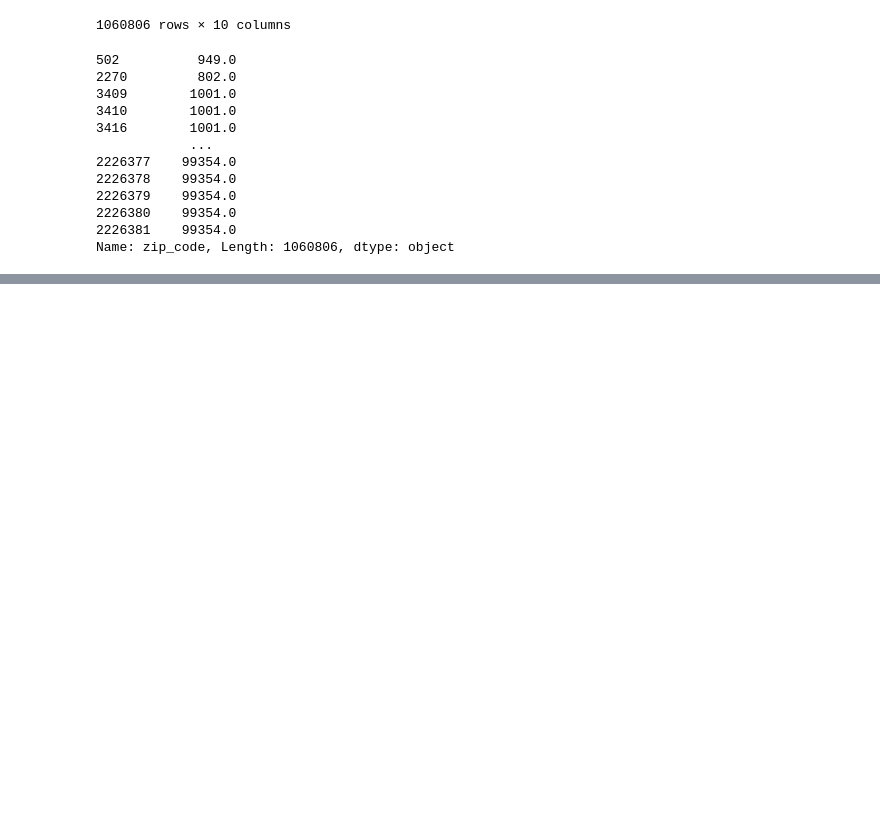
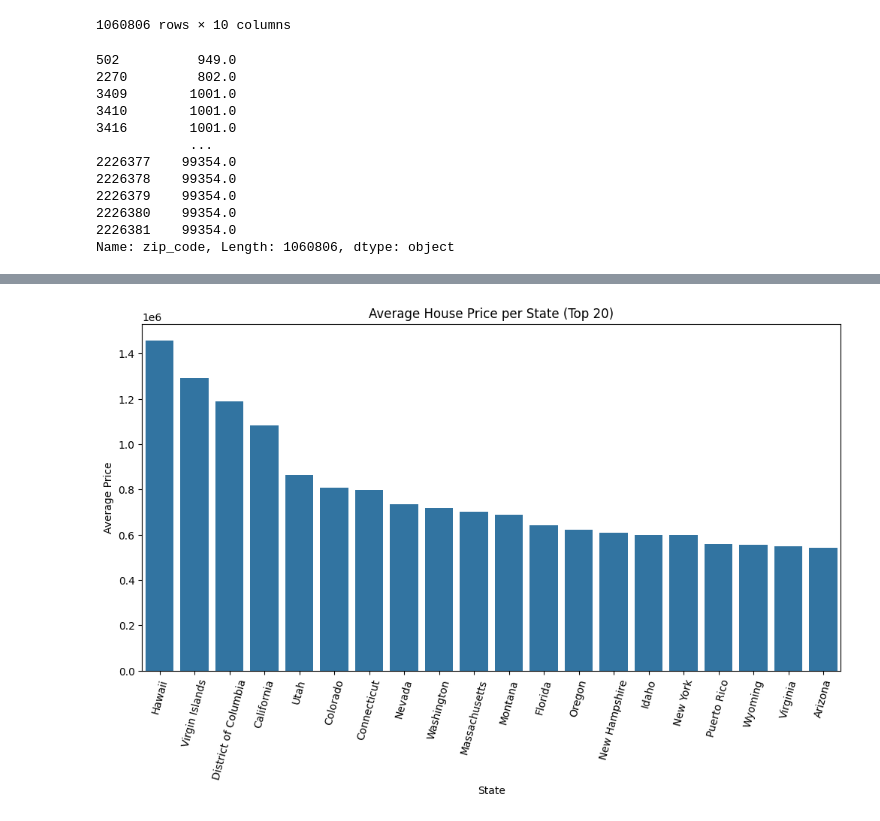
Before and after one commit to ZOMA44/HazemFarouk, a Jupyter notebook: preprocess.ipynb, the cells around one changed output, grey strips where cells are left out. Saved outputs shown, nothing was run; the diff lists cells and outputs as text; code cells hidden in the pictures; blank space fills up the shorter version.

```diff
--- a/preprocess.ipynb
+++ b/preprocess.ipynb
@@ -185,0 +210,13 @@ Name: zip_code, Length: 1060806, dtype: object
+# %%
+# Average price per state
+plt.figure(figsize=(12,6))
+avg_price_state = df.groupby('state')['price'].mean().sort_values(ascending=False).head(20)  # نعرض Top 20 بس
+
+sns.barplot(x=avg_price_state.index, y=avg_price_state.values)
+plt.xticks(rotation=75)
+plt.title("Average House Price per State (Top 20)")
+plt.xlabel("State")
+plt.ylabel("Average Price")
+plt.show()
+# %% [output]
+[figure, added]
```
Also changed, not shown: parts of 15 cells of this notebook, 6 other files.
